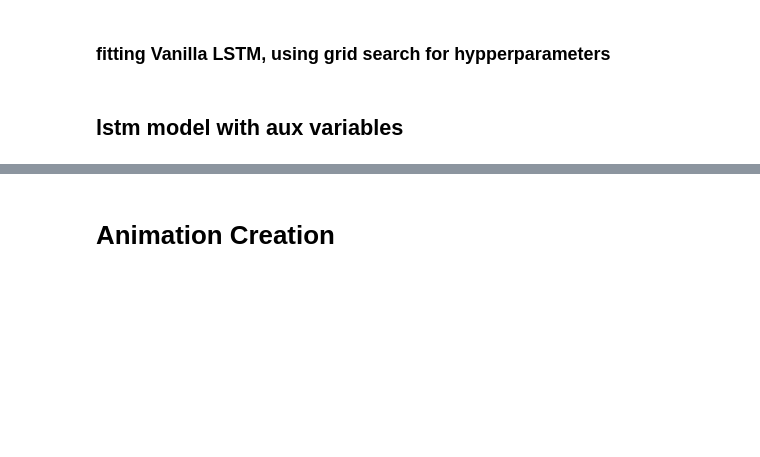
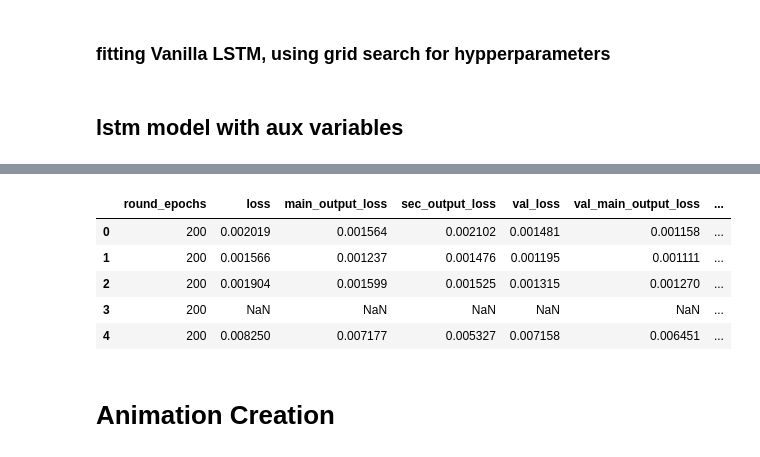
Before and after one commit to arashk1990/ProjectVR, a Jupyter notebook: models/Trajectory/LSTMnetwork.ipynb, the cells around one changed output, grey strips where cells are left out. Cells and saved outputs as stored; diff of their text form; code cells hidden in the pictures; blank space fills up the shorter version.

```diff
--- a/models/Trajectory/LSTMnetwork.ipynb
+++ b/models/Trajectory/LSTMnetwork.ipynb
@@ -110,10 +303,10 @@ class VanillaLSTM(BaseEstimator):
 # %% [markdown]
 ### fitting Vanilla LSTM, using grid search for hypperparameters
 # %%
-n_features = (inputseqtrain.shape[2]-1)
-n_steps_in=inputseqtrain.shape[1]
-n_steps_out=ytrain.shape[1]
+# n_features = inpTrain.shape[2] - 1
+# n_steps_in = inpTrain.shape[1]
+# n_steps_out = outTrain.shape[1]
 
-VLmodel=VanillaLSTM(epochs=100, features=n_features, Llayers=2,
-                    steps_in=n_steps_in, steps_out=n_steps_out)
+# VLmodel=VanillaLSTM(epochs=200, features=n_features,
+#                     steps_in=n_steps_in, steps_out=n_steps_out)
 # %%
@@ -140,9 +336,9 @@ VLmodel.score(inputseqTEST,ytest)
 # %%
-history = bestVLSTM.model.history.history
-# plot history
-plt.plot(history['loss'], label='train')
-#pyplot.plot(history.history['val_loss'], label='test')
-plt.legend()
-plt.show()
+# history = bestVLSTM.model.history.history
+# # plot history
+# plt.plot(history['loss'], label='train')
+# #pyplot.plot(history.history['val_loss'], label='test')
+# plt.legend()
+# plt.show()
 # %% [markdown]
 ## lstm model with aux variables
@@ -148,0 +430,7 @@ plt.show()
+# %%
+scan_object = ta.Scan(x = inpTrain,
+                      y = outTrain,
+                      params = p,
+                      model = AuxLSTM,
+                      val_split = 0.2,
+                      experiment_name='AuxLSTM_0')
@@ -149 +574,11 @@ plt.show()
+# %%
+# accessing the results data frame
+scan_object.data.head()
+# %% [output]
+|  | round_epochs | loss | main_output_loss | sec_output_loss | val_loss | val_main_output_loss | ... |
+| 0 | 200 | 0.002019 | 0.001564 | 0.002102 | 0.001481 | 0.001158 | ... |
+| 1 | 200 | 0.001566 | 0.001237 | 0.001476 | 0.001195 | 0.001111 | ... |
+| 2 | 200 | 0.001904 | 0.001599 | 0.001525 | 0.001315 | 0.001270 | ... |
+| 3 | 200 | NaN | NaN | NaN | NaN | NaN | ... |
+| 4 | 200 | 0.008250 | 0.007177 | 0.005327 | 0.007158 | 0.006451 | ... |
 # %%
```
Also changed, not shown: parts of 41 cells of this notebook.
